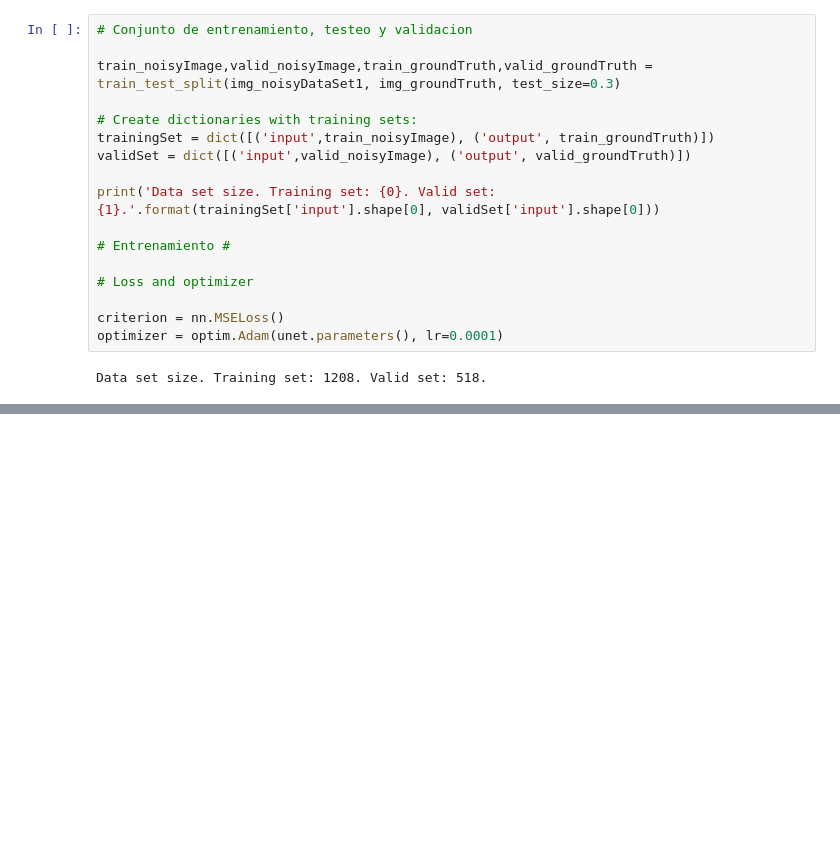
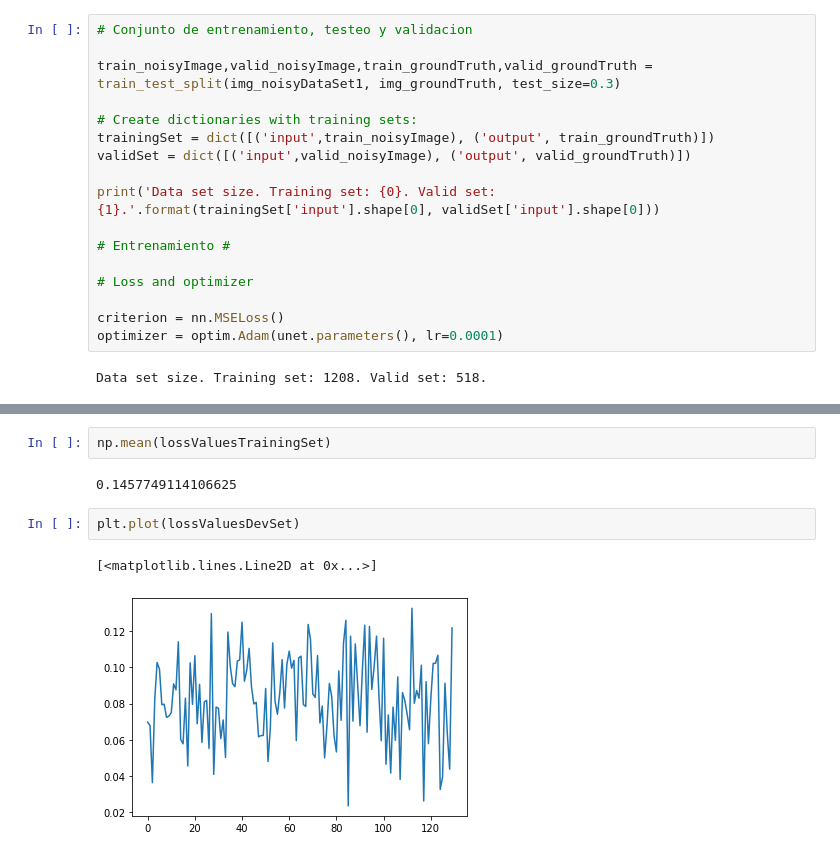
Before and after one commit to mabelzunce/PETDenoising, a Jupyter notebook: cnn/python/trainUnet.ipynb, the cells around one changed output, grey strips where cells are left out. Cells and saved outputs as stored; diff of their text form; blank space fills up the shorter version.

Commit message:
Train UNET

```diff
--- a/cnn/python/trainUnet.ipynb
+++ b/cnn/python/trainUnet.ipynb
@@ -313,0 +342,9 @@ plt.pause(0)
+# %%
+np.mean(lossValuesTrainingSet)
+# %% [output]
+0.1457749114106625
+# %%
+plt.plot(lossValuesDevSet)
+# %% [output]
+[<matplotlib.lines.Line2D at 0x...>]
+[figure, added]
```
Also changed, not shown: parts of 3 cells of this notebook.
